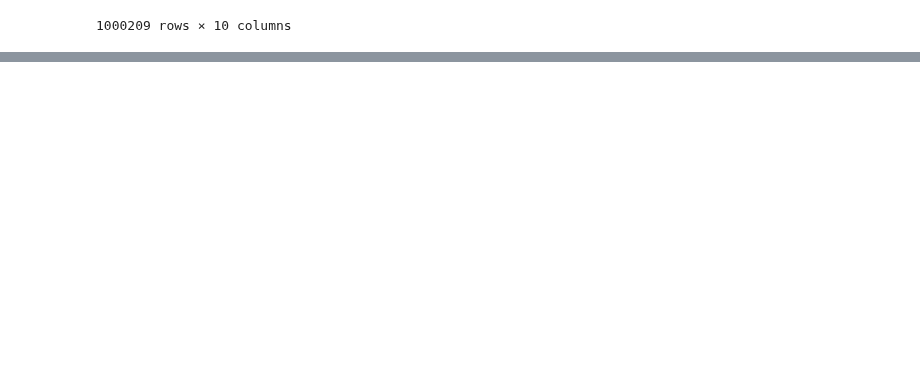
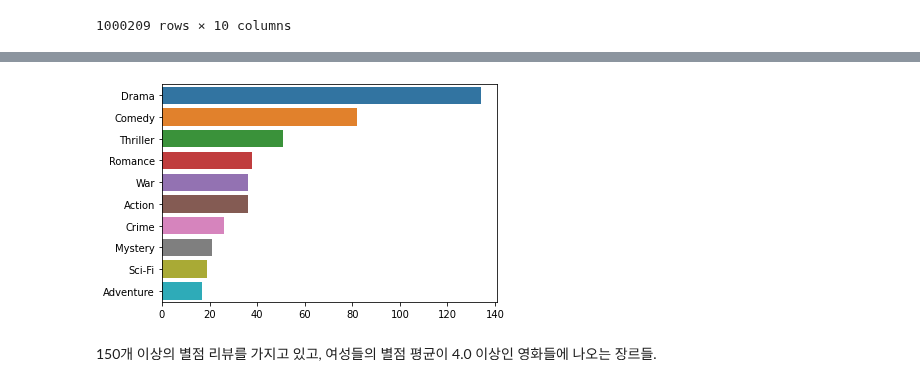
Before and after one commit to JakeOh/202110_itw_lab_python, a Jupyter notebook: py25_movielens.ipynb, the cells around one changed output, grey strips where cells are left out. Drawn from its saved outputs; the diff is of its cells as text; code cells hidden in the pictures; blank space fills up the shorter version.

```diff
--- a/py25_movielens.ipynb
+++ b/py25_movielens.ipynb
@@ -1033,0 +1055,2 @@ df_with_index.reset_index()
+# %%
+movies_with_index = movies.set_index('title')
@@ -1033,0 +1074,2 @@ df_with_index.reset_index()
+# %%
+movies_over_4 = movies_with_index.loc[title_over_4]
@@ -1033,0 +1092,5 @@ df_with_index.reset_index()
+# %%
+# 별점 평균 4.0 이상인 영화의 장르들을 저장할 리스트
+genres_over_4 = []
+for s in movies_over_4['genres']:
+    genres_over_4.extend(s.split(sep='|'))
@@ -1033,0 +1101,3 @@ df_with_index.reset_index()
+# %%
+# 장르의 빈도수 상위 10개
+genre_counts = pd.value_counts(genres_over_4).head(n=10)
@@ -1033,0 +1118,7 @@ df_with_index.reset_index()
+# %%
+sns.barplot(x=genre_counts.values, y=genre_counts.index)
+plt.show()
+# %% [output]
+[figure, added]
+# %% [markdown]
+150개 이상의 별점 리뷰를 가지고 있고, 여성들의 별점 평균이 4.0 이상인 영화들에 나오는 장르들.
```
Also changed, not shown: parts of 23 cells of this notebook.
